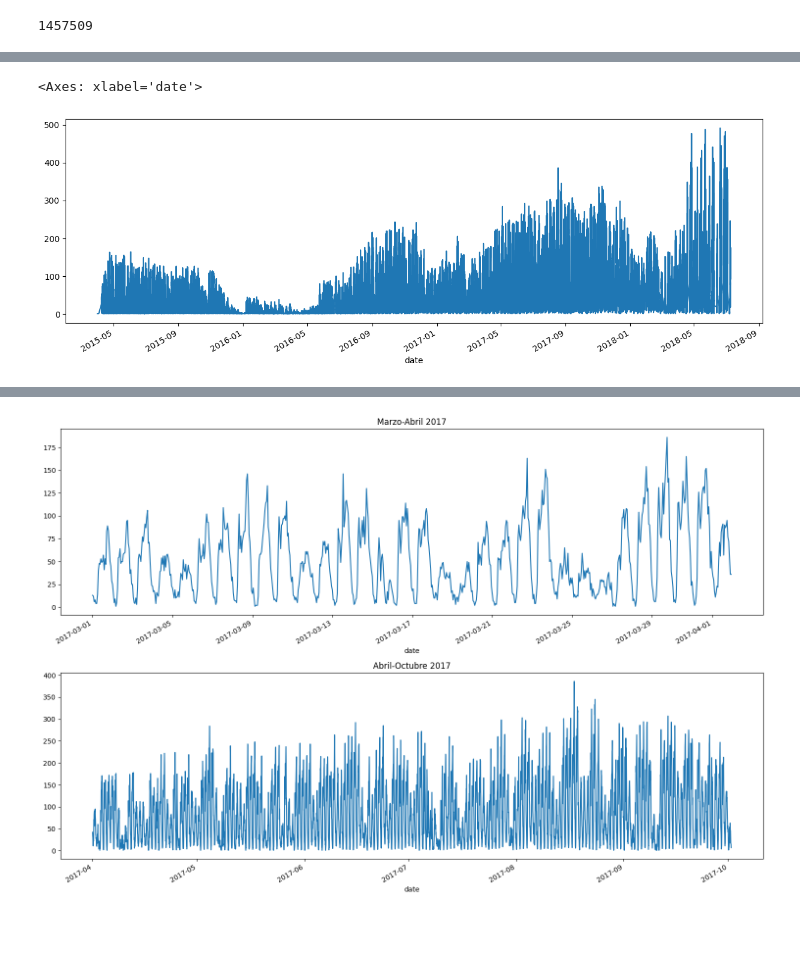
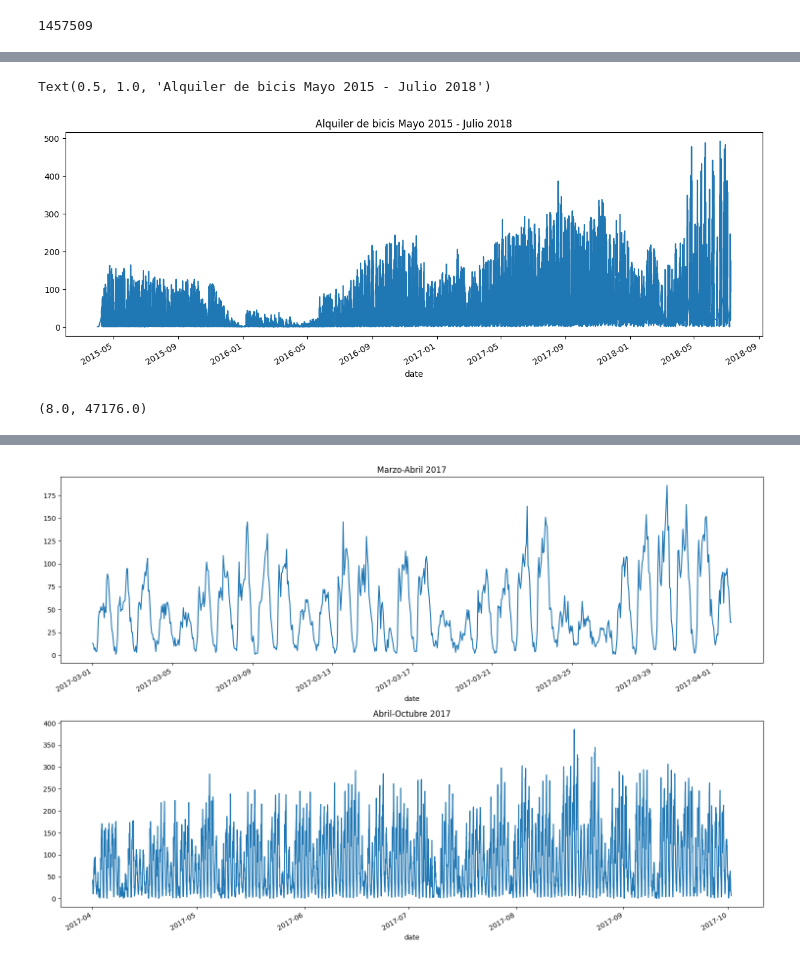
Before and after one commit to marianataglio/seriestemporales, a Jupyter notebook: tp_st.ipynb, the cells around one changed output, grey strips where cells are left out. Drawn from its saved outputs; the diff is of its cells as text; code cells hidden in the pictures; blank space fills up the shorter version.

```diff
--- a/tp_st.ipynb
+++ b/tp_st.ipynb
@@ -35,2 +30,0 @@ df['date'] = df.bici_Fecha_hora_retiro.apply(lambda x: x.replace(minute=0, secon
-# %%
-df['date_no_hour'] = df.bici_Fecha_hora_retiro.apply(lambda x: x.replace(hour=0, minute=0, second=0))
@@ -46,6 +31,7 @@ df.head()
 # %%
 plt.figure(figsize=(15,5))
 df.groupby('date').bici_id_usuario.count().plot()
+plt.title('Alquiler de bicis Mayo 2015 - Julio 2018')
 # %% [output]
-<Axes: xlabel='date'>
+Text(0.5, 1.0, 'Alquiler de bicis Mayo 2015 - Julio 2018')
-[figure, old version]
+[figure, new version]
@@ -51,0 +49,4 @@ df.groupby('date').bici_id_usuario.count().plot()
+# %%
+min(df.total_minutes), max(df.total_minutes)
+# %% [output]
+(8.0, 47176.0)
```
Also changed, not shown: parts of 22 cells of this notebook.
